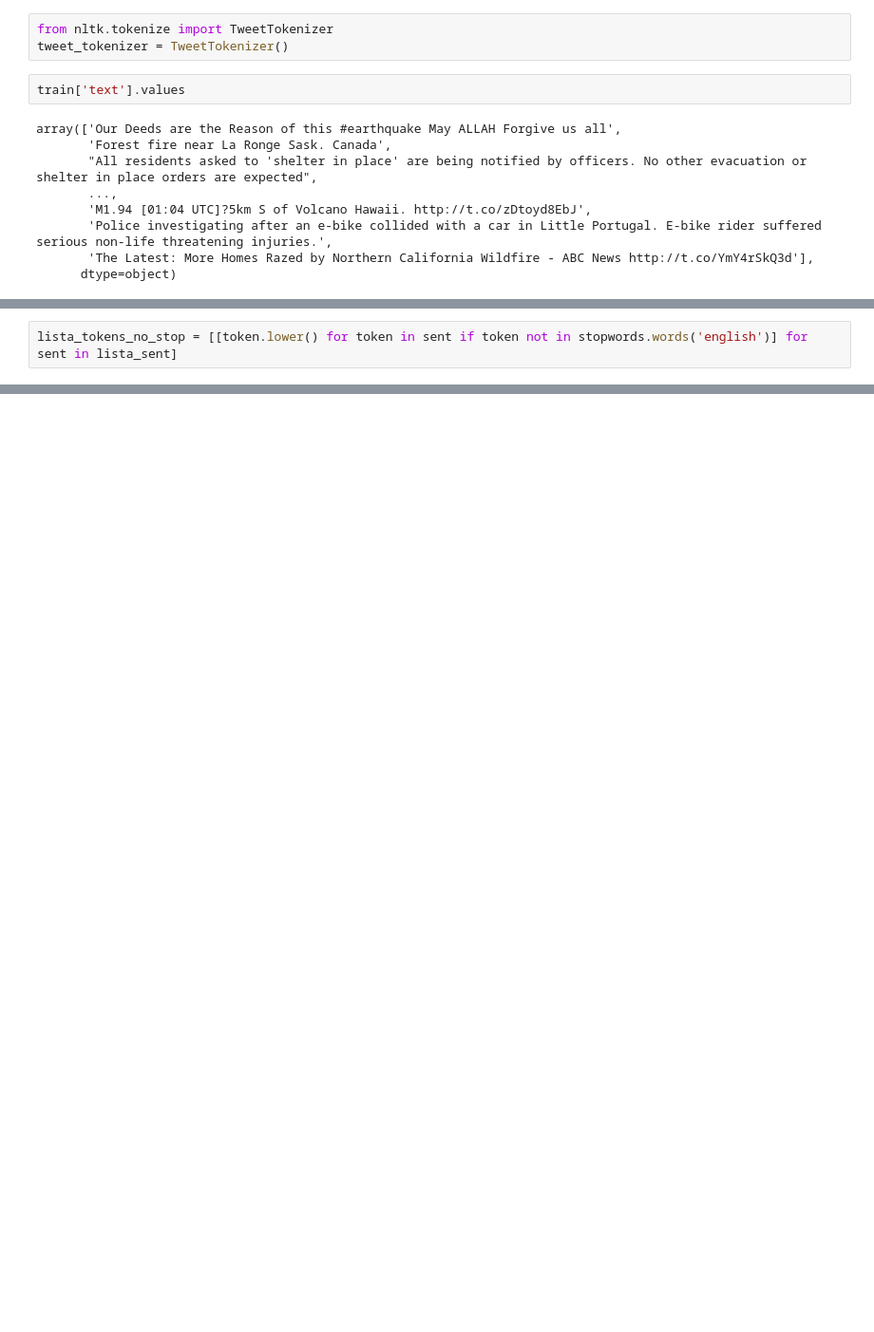
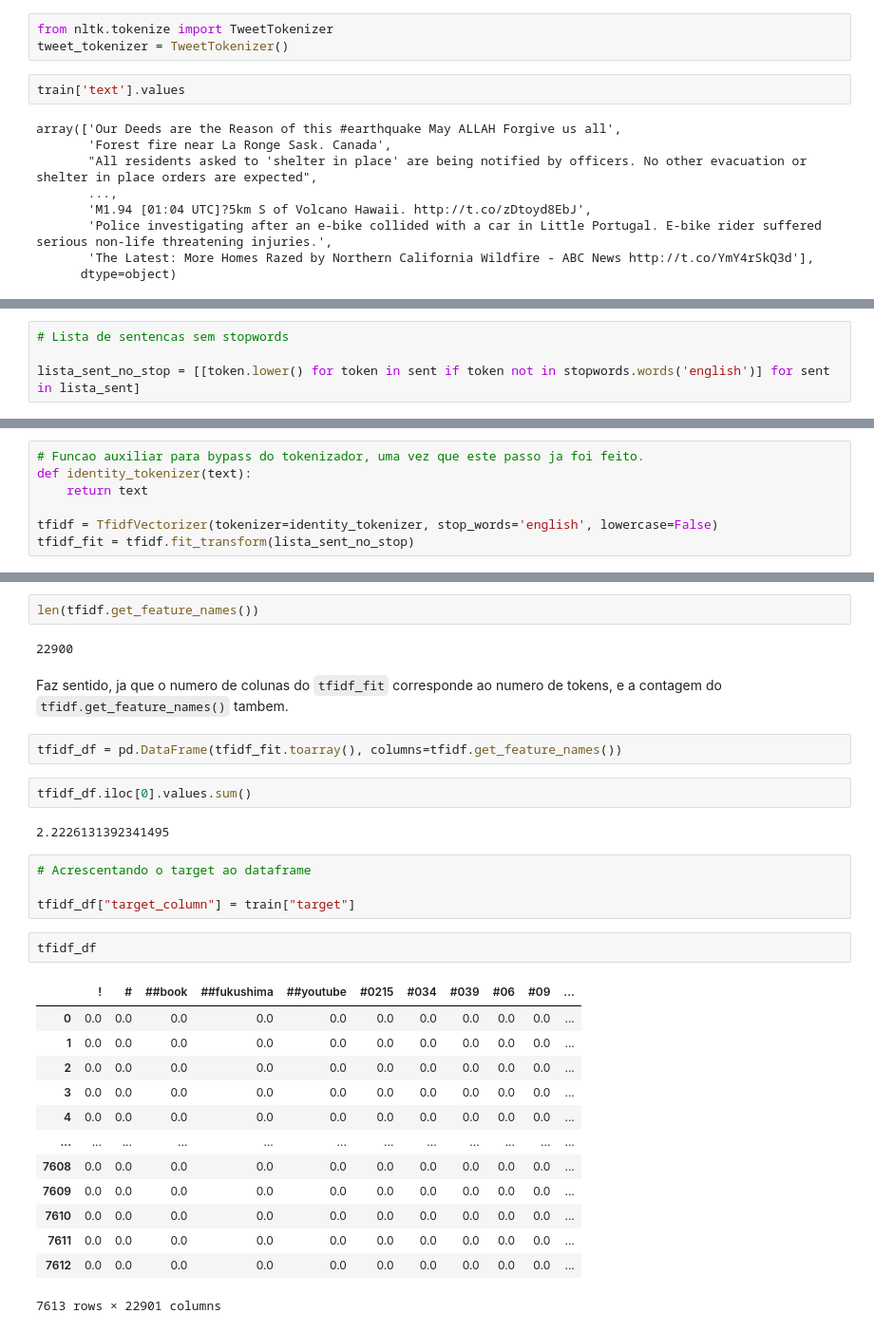
Before and after one commit to marcelo-campa/Analytica-Kaggle-NLP, a Jupyter notebook: kaggle_tweets.ipynb, the cells around one changed output, grey strips where cells are left out. Shown: that part at 95% size. Saved outputs shown, nothing was run; the diff lists cells and outputs as text; blank space fills up the shorter version.

Commit message:
tfidf implementado e armazenado no dataframe 'tfidf_df'

```diff
--- a/kaggle_tweets.ipynb
+++ b/kaggle_tweets.ipynb
@@ -149,3 +136,5 @@ array(['Our Deeds are the Reason of this #earthquake May ALLAH Forgive us all',
 lista_sent = [tweet_tokenizer.tokenize(sent) for sent in train['text'].values]
 # %%
-lista_tokens_no_stop = [[token.lower() for token in sent if token not in stopwords.words('english')] for sent in lista_sent]
+# Lista de sentencas sem stopwords
+
+lista_sent_no_stop = [[token.lower() for token in sent if token not in stopwords.words('english')] for sent in lista_sent]
@@ -195,0 +146,7 @@ lista_tokens_no_stop
+# %%
+# Funcao auxiliar para bypass do tokenizador, uma vez que este passo ja foi feito.
+def identity_tokenizer(text):
+    return text
+
+tfidf = TfidfVectorizer(tokenizer=identity_tokenizer, stop_words='english', lowercase=False)
+tfidf_fit = tfidf.fit_transform(lista_sent_no_stop)
@@ -196,2 +177,34 @@ lista_tokens_no_stop
+# %%
+len(tfidf.get_feature_names())
+# %% [output]
+22900
+# %% [markdown]
+Faz sentido, ja que o numero de colunas do ``tfidf_fit`` corresponde ao numero de tokens, e a contagem do ``tfidf.get_feature_names()`` tambem.
+# %%
+tfidf_df = pd.DataFrame(tfidf_fit.toarray(), columns=tfidf.get_feature_names())
+# %%
+tfidf_df.iloc[0].values.sum()
+# %% [output]
+2.2226131392341495
+# %%
+# Acrescentando o target ao dataframe
+
+tfidf_df["target_column"] = train["target"]
+# %%
+tfidf_df
+# %% [output]
+|  | ! | # | ##book | ##fukushima | ##youtube | #0215 | #034 | #039 | #06 | #09 | ... |
+| 0 | 0.0 | 0.0 | 0.0 | 0.0 | 0.0 | 0.0 | 0.0 | 0.0 | 0.0 | 0.0 | ... |
+| 1 | 0.0 | 0.0 | 0.0 | 0.0 | 0.0 | 0.0 | 0.0 | 0.0 | 0.0 | 0.0 | ... |
+| 2 | 0.0 | 0.0 | 0.0 | 0.0 | 0.0 | 0.0 | 0.0 | 0.0 | 0.0 | 0.0 | ... |
+| 3 | 0.0 | 0.0 | 0.0 | 0.0 | 0.0 | 0.0 | 0.0 | 0.0 | 0.0 | 0.0 | ... |
+| 4 | 0.0 | 0.0 | 0.0 | 0.0 | 0.0 | 0.0 | 0.0 | 0.0 | 0.0 | 0.0 | ... |
+| ... | ... | ... | ... | ... | ... | ... | ... | ... | ... | ... | ... |
+| 7608 | 0.0 | 0.0 | 0.0 | 0.0 | 0.0 | 0.0 | 0.0 | 0.0 | 0.0 | 0.0 | ... |
+| 7609 | 0.0 | 0.0 | 0.0 | 0.0 | 0.0 | 0.0 | 0.0 | 0.0 | 0.0 | 0.0 | ... |
+| 7610 | 0.0 | 0.0 | 0.0 | 0.0 | 0.0 | 0.0 | 0.0 | 0.0 | 0.0 | 0.0 | ... |
+| 7611 | 0.0 | 0.0 | 0.0 | 0.0 | 0.0 | 0.0 | 0.0 | 0.0 | 0.0 | 0.0 | ... |
+| 7612 | 0.0 | 0.0 | 0.0 | 0.0 | 0.0 | 0.0 | 0.0 | 0.0 | 0.0 | 0.0 | ... |
+7613 rows × 22901 columns
 # %%
 train
```
Also changed, not shown: parts of 17 cells of this notebook.
